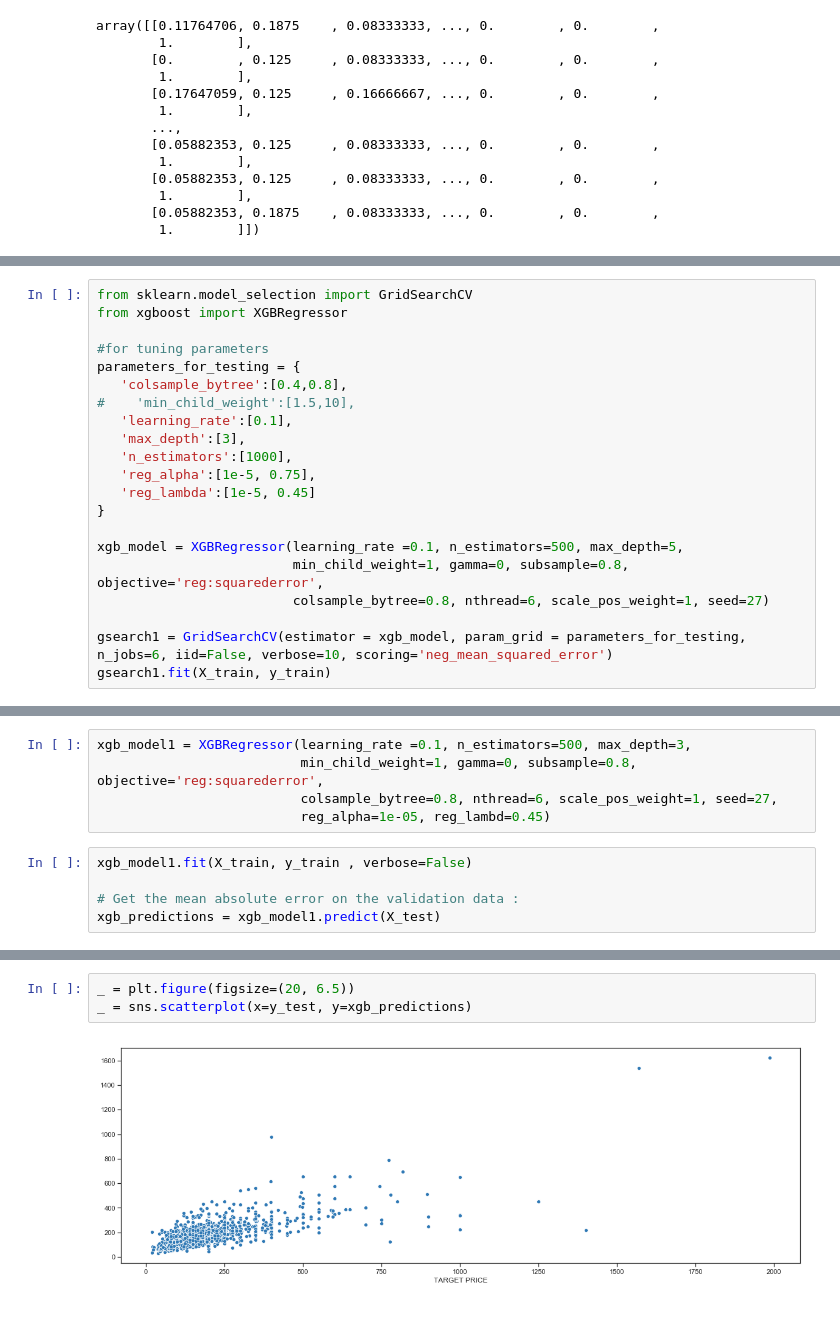
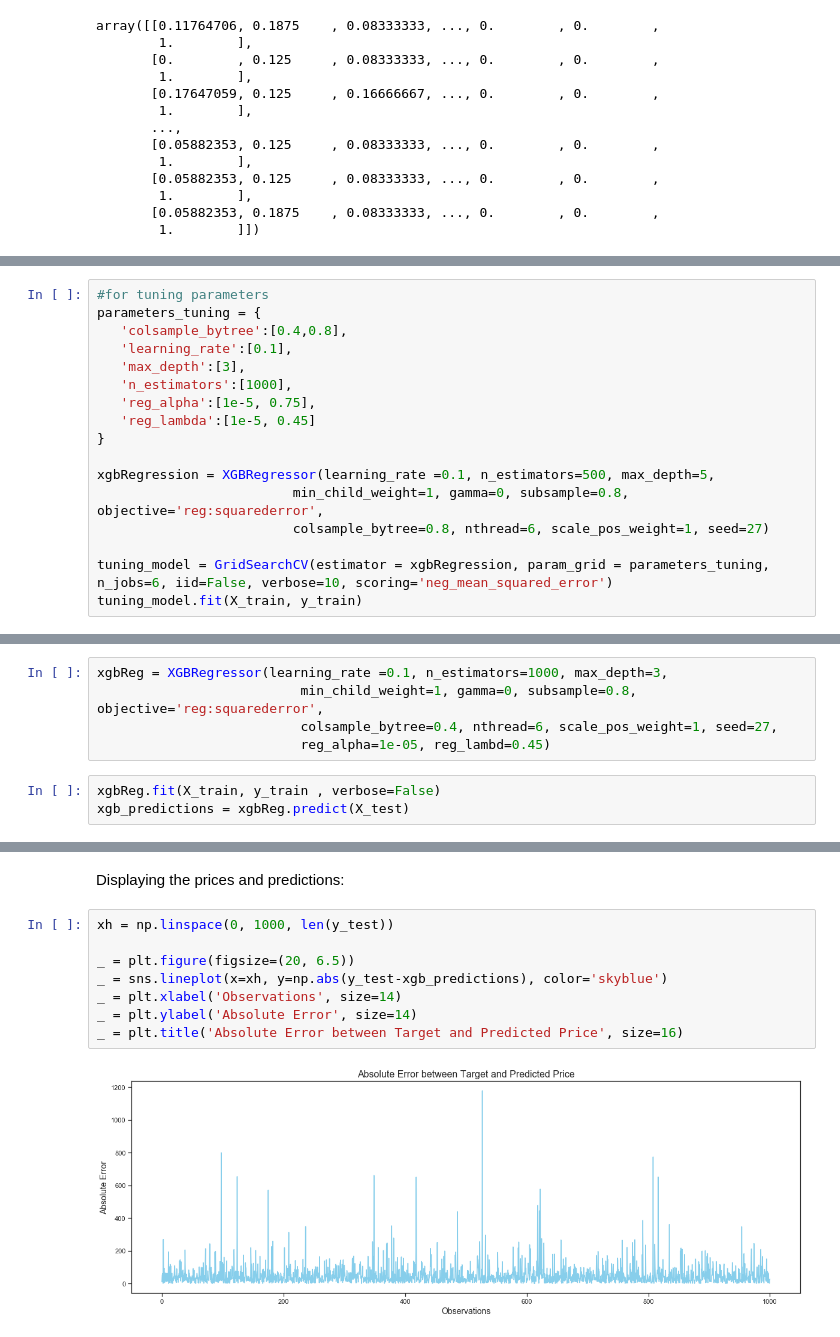
Before and after one commit to Daesparz/airbnb_amsterdam, a Jupyter notebook: Data_analysis/in-depth_analysis-predictive-modeling.ipynb, the cells around one changed output, grey strips where cells are left out. Drawn from its saved outputs; the diff is of its cells as text.

Commit message:
display plots with target and predicted prices

```diff
--- a/Data_analysis/in-depth_analysis-predictive-modeling.ipynb
+++ b/Data_analysis/in-depth_analysis-predictive-modeling.ipynb
@@ -762,11 +778,7 @@ array([[0.11764706, 0.1875    , 0.08333333, ..., 0.        , 0.        ,
 # %%
-from sklearn.model_selection import GridSearchCV
-from xgboost import XGBRegressor
-
 #for tuning parameters
-parameters_for_testing = {
+parameters_tuning = {
    'colsample_bytree':[0.4,0.8],
-#    'min_child_weight':[1.5,10],
    'learning_rate':[0.1],
    'max_depth':[3],
    'n_estimators':[1000],
@@ -774,12 +786,12 @@ parameters_for_testing = {
    'reg_lambda':[1e-5, 0.45]
 }
 
-xgb_model = XGBRegressor(learning_rate =0.1, n_estimators=500, max_depth=5,
+xgbRegression = XGBRegressor(learning_rate =0.1, n_estimators=500, max_depth=5,
                          min_child_weight=1, gamma=0, subsample=0.8, objective='reg:squarederror',
                          colsample_bytree=0.8, nthread=6, scale_pos_weight=1, seed=27)
 
-gsearch1 = GridSearchCV(estimator = xgb_model, param_grid = parameters_for_testing, n_jobs=6, iid=False, verbose=10, scoring='neg_mean_squared_error')
-gsearch1.fit(X_train, y_train)
+tuning_model = GridSearchCV(estimator = xgbRegression, param_grid = parameters_tuning, n_jobs=6, iid=False, verbose=10, scoring='neg_mean_squared_error')
+tuning_model.fit(X_train, y_train)
 # %% [output]
 Fitting 3 folds for each of 8 candidates, totalling 24 fits
 [Parallel(n_jobs=6)]: Using backend LokyBackend with 6 concurrent workers.
@@ -816,10 +816,8 @@ best score
 # %%
-xgb_model1 = XGBRegressor(learning_rate =0.1, n_estimators=500, max_depth=3,
+xgbReg = XGBRegressor(learning_rate =0.1, n_estimators=1000, max_depth=3,
                           min_child_weight=1, gamma=0, subsample=0.8, objective='reg:squarederror',
-                          colsample_bytree=0.8, nthread=6, scale_pos_weight=1, seed=27,
+                          colsample_bytree=0.4, nthread=6, scale_pos_weight=1, seed=27,
                           reg_alpha=1e-05, reg_lambd=0.45)
 # %%
-xgb_model1.fit(X_train, y_train , verbose=False)
-
-# Get the mean absolute error on the validation data :
-xgb_predictions = xgb_model1.predict(X_test)
+xgbReg.fit(X_train, y_train , verbose=False)
+xgb_predictions = xgbReg.predict(X_test)
@@ -838,5 +833,12 @@ _ = sns.lineplot(x=xh, y=y_test-xgb_predictions)
-# %%
-_ = plt.figure(figsize=(20, 6.5))
-_ = sns.scatterplot(x=y_test, y=xgb_predictions)
-# %% [output]
-[figure, removed]
+# %% [markdown]
+Displaying the prices and predictions:
+# %%
+xh = np.linspace(0, 1000, len(y_test))
+
+_ = plt.figure(figsize=(20, 6.5))
+_ = sns.lineplot(x=xh, y=np.abs(y_test-xgb_predictions), color='skyblue')
+_ = plt.xlabel('Observations', size=14)
+_ = plt.ylabel('Absolute Error', size=14)
+_ = plt.title('Absolute Error between Target and Predicted Price', size=16)
+# %% [output]
+[figure, added]
```
Also changed, not shown: parts of 22 cells of this notebook.
